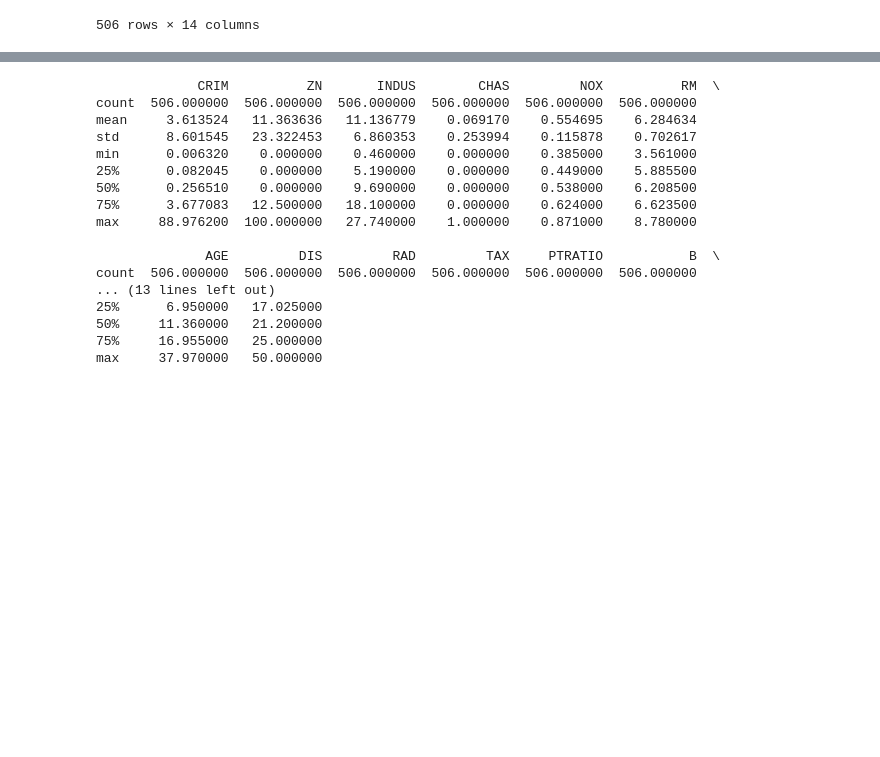
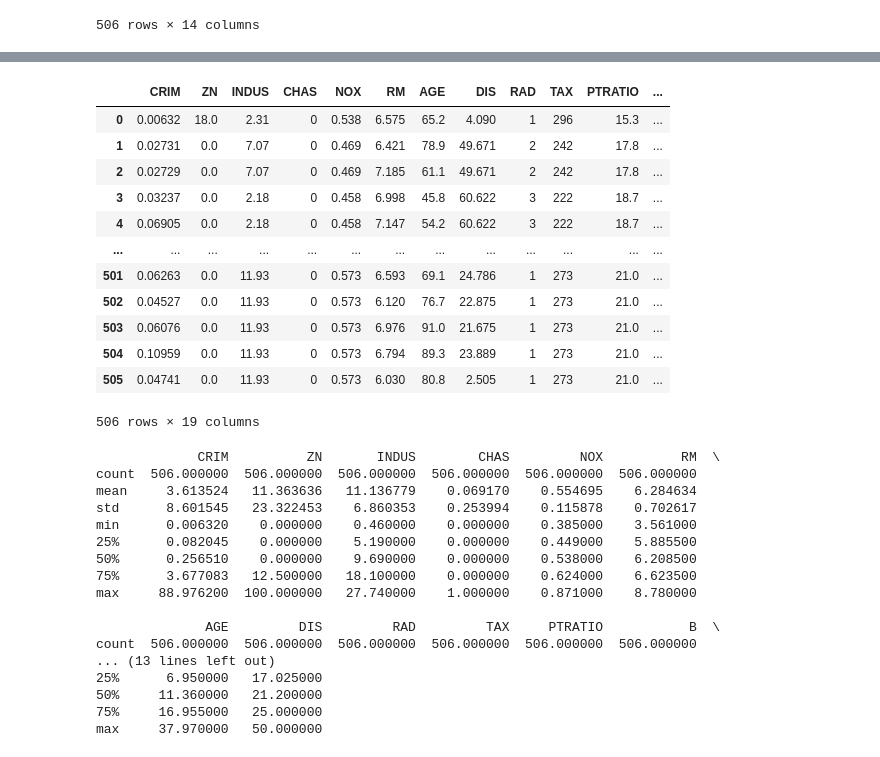
Before and after one commit to amejosecar/boston_DSPT, a Jupyter notebook: Mikel_propuesta.ipynb, the cells around one changed output, grey strips where cells are left out. Cells and saved outputs as stored; diff of their text form; code cells hidden in the pictures; blank space fills up the shorter version.

```diff
--- a/Mikel_propuesta.ipynb
+++ b/Mikel_propuesta.ipynb
@@ -43,3 +109,19 @@ df_boston
+# %%
+df_boston
+# %% [output]
+|  | CRIM | ZN | INDUS | CHAS | NOX | RM | AGE | DIS | RAD | TAX | PTRATIO | ... |
+| 0 | 0.00632 | 18.0 | 2.31 | 0 | 0.538 | 6.575 | 65.2 | 4.090 | 1 | 296 | 15.3 | ... |
+| 1 | 0.02731 | 0.0 | 7.07 | 0 | 0.469 | 6.421 | 78.9 | 49.671 | 2 | 242 | 17.8 | ... |
+| 2 | 0.02729 | 0.0 | 7.07 | 0 | 0.469 | 7.185 | 61.1 | 49.671 | 2 | 242 | 17.8 | ... |
+| 3 | 0.03237 | 0.0 | 2.18 | 0 | 0.458 | 6.998 | 45.8 | 60.622 | 3 | 222 | 18.7 | ... |
+| 4 | 0.06905 | 0.0 | 2.18 | 0 | 0.458 | 7.147 | 54.2 | 60.622 | 3 | 222 | 18.7 | ... |
+| ... | ... | ... | ... | ... | ... | ... | ... | ... | ... | ... | ... | ... |
+| 501 | 0.06263 | 0.0 | 11.93 | 0 | 0.573 | 6.593 | 69.1 | 24.786 | 1 | 273 | 21.0 | ... |
+| 502 | 0.04527 | 0.0 | 11.93 | 0 | 0.573 | 6.120 | 76.7 | 22.875 | 1 | 273 | 21.0 | ... |
+| 503 | 0.06076 | 0.0 | 11.93 | 0 | 0.573 | 6.976 | 91.0 | 21.675 | 1 | 273 | 21.0 | ... |
+| 504 | 0.10959 | 0.0 | 11.93 | 0 | 0.573 | 6.794 | 89.3 | 23.889 | 1 | 273 | 21.0 | ... |
+| 505 | 0.04741 | 0.0 | 11.93 | 0 | 0.573 | 6.030 | 80.8 | 2.505 | 1 | 273 | 21.0 | ... |
+506 rows × 19 columns
 # %%
 #Analizamos como se distribuyen las variables estadisticamente
 
```
Also changed, not shown: parts of 14 cells of this notebook, 1 other file.
